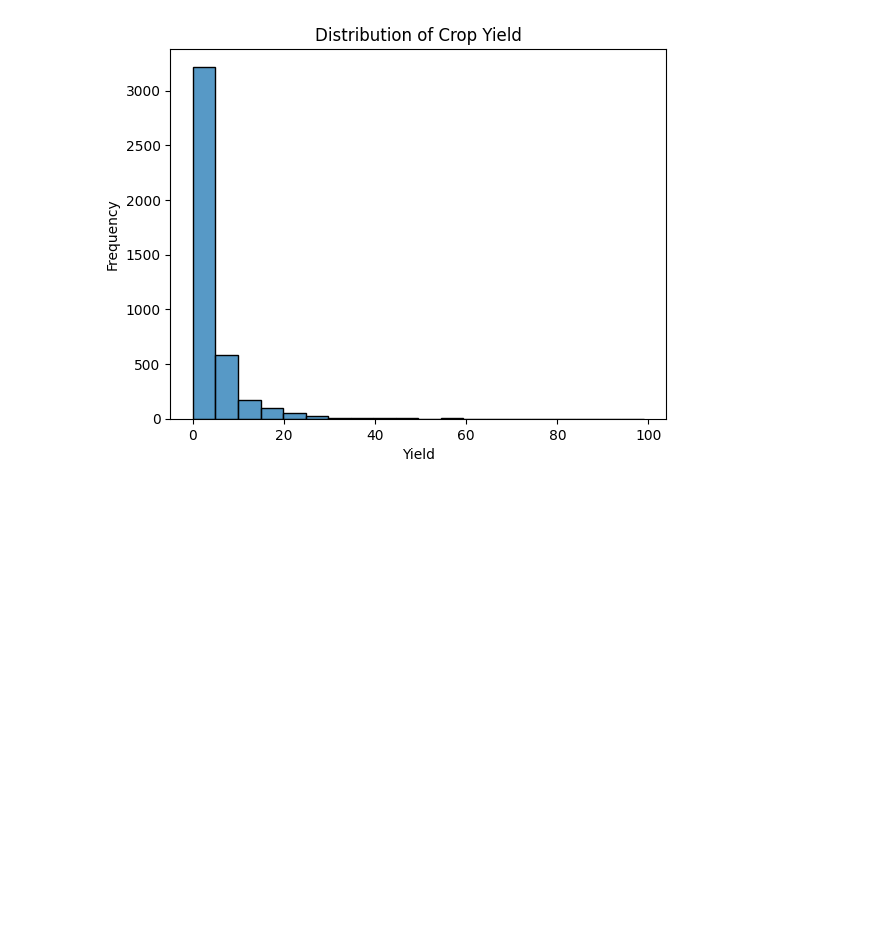
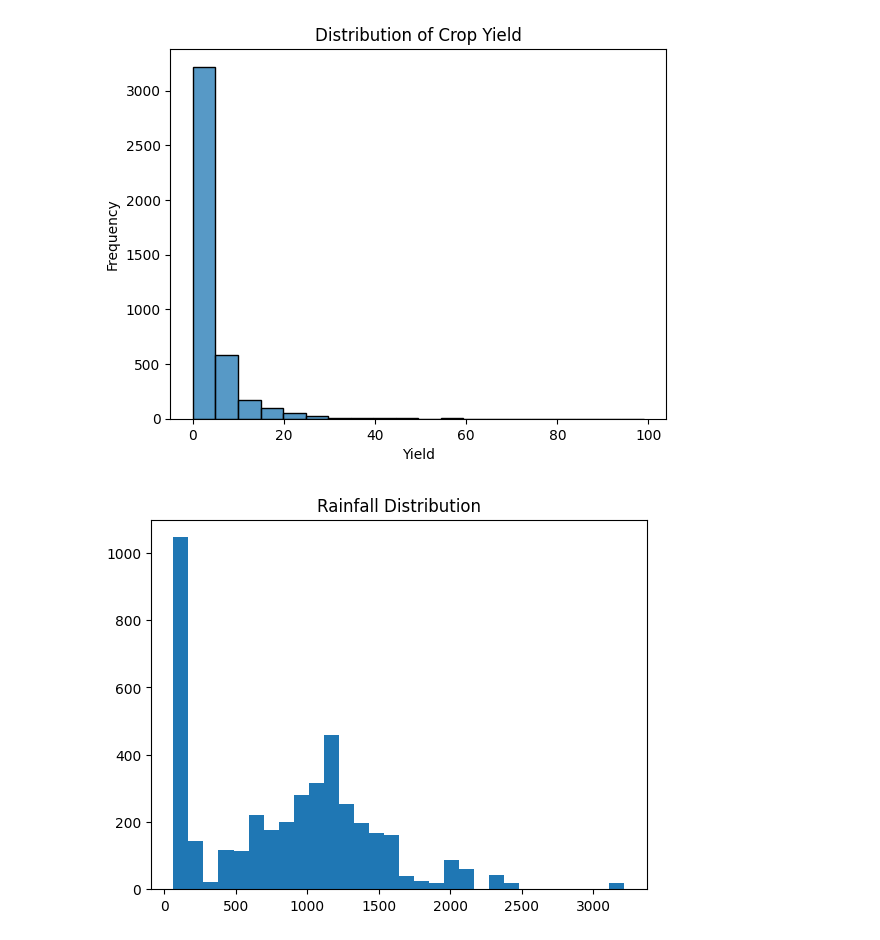
Before and after one commit to Group-9-i-i/ADY201m-Project, a Jupyter notebook: Python analytic/Untitled.ipynb, the cells around one changed output. Saved outputs shown, nothing was run; the diff lists cells and outputs as text; code cells hidden in the pictures; blank space fills up the shorter version.

```diff
--- a/Python analytic/Untitled.ipynb
+++ b/Python analytic/Untitled.ipynb
@@ -74,3 +81,9 @@ plt.ylabel("Frequency")
 plt.show()
 # %% [output]
 [figure]
+# %%
+plt.hist(df["Rainfall"], bins=30)
+plt.title("Rainfall Distribution")
+plt.show()
+# %% [output]
+[figure, added]
```
Also changed, not shown: parts of 5 cells of this notebook.
